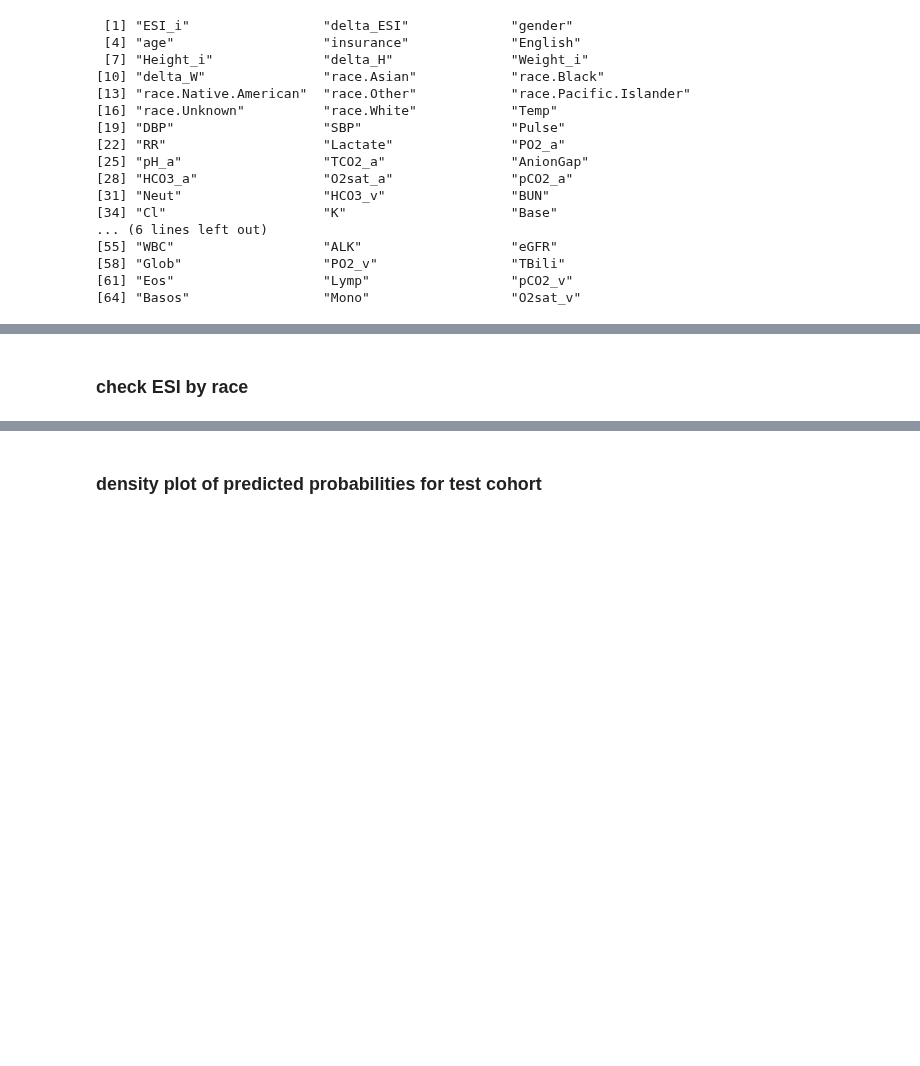
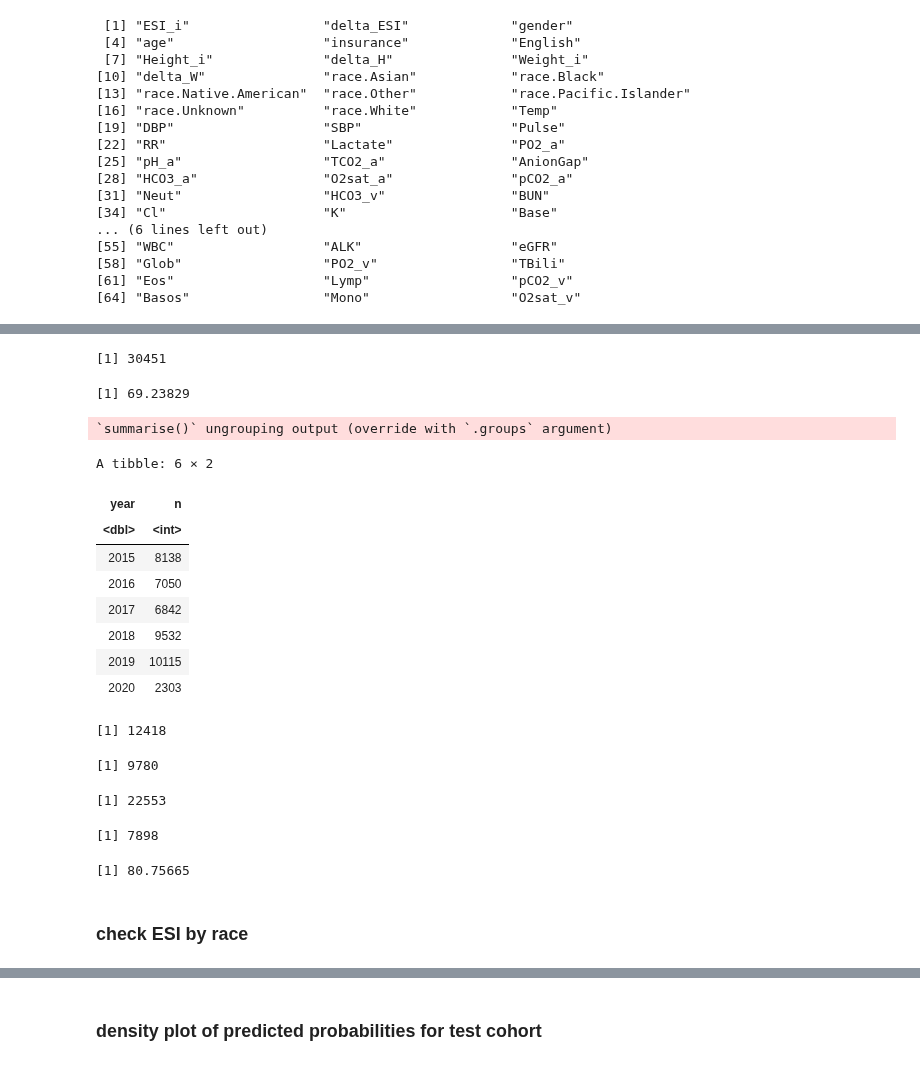
Before and after one commit to Minh084/TDA, a Jupyter notebook: 5_results_analysis/5.3_EDA_R.ipynb, the cells around one changed output, grey strips where cells are left out. Cells and saved outputs as stored; diff of their text form; code cells hidden in the pictures; blank space fills up the shorter version.

```diff
--- a/5_results_analysis/5.3_EDA_R.ipynb
+++ b/5_results_analysis/5.3_EDA_R.ipynb
@@ -101,5 +143,42 @@ head(los)
+# %%
+# table(cohort$label_24hr_recent)
+length(unique(cohort$anon_id))
+length(unique(cohort$anon_id)) / n*100
+
+cohort_year <- cohort %>% mutate(year = year(admit_time))
+cohort_year %>% group_by(year) %>% summarize(n=n())
+10115 + 2303
+
+testid <- cohort_year %>% filter(year > 2018) %>% distinct(anon_id)
+trainvalid <- cohort_year %>% filter(year < 2019) %>% distinct(anon_id)
+
+nrow(testid)
+nrow(trainvalid)
+
+# in test but not in trainval
+length(setdiff(testid$anon_id,trainvalid$anon_id))
+
+length(setdiff(testid$anon_id,trainvalid$anon_id))/ nrow(testid)*100
+# %% [output]
+[1] 30451
+[1] 69.23829
+`summarise()` ungrouping output (override with `.groups` argument)
+A tibble: 6 × 2
+| year | n |
+| <dbl> | <int> |
+| 2015 | 8138 |
+| 2016 | 7050 |
+| 2017 | 6842 |
+| 2018 | 9532 |
+| 2019 | 10115 |
+| 2020 | 2303 |
+[1] 12418
+[1] 9780
+[1] 22553
+[1] 7898
+[1] 80.75665
 # %% [markdown]
-### check ESI by race
+ ### check ESI by race
 # %%
 coh_demo <- left_join(cohort, demo) %>% left_join(esi) %>% mutate(race=factor(race))
 nrow(coh_demo)
```
Also changed, not shown: parts of 36 cells of this notebook, 2 other files.
